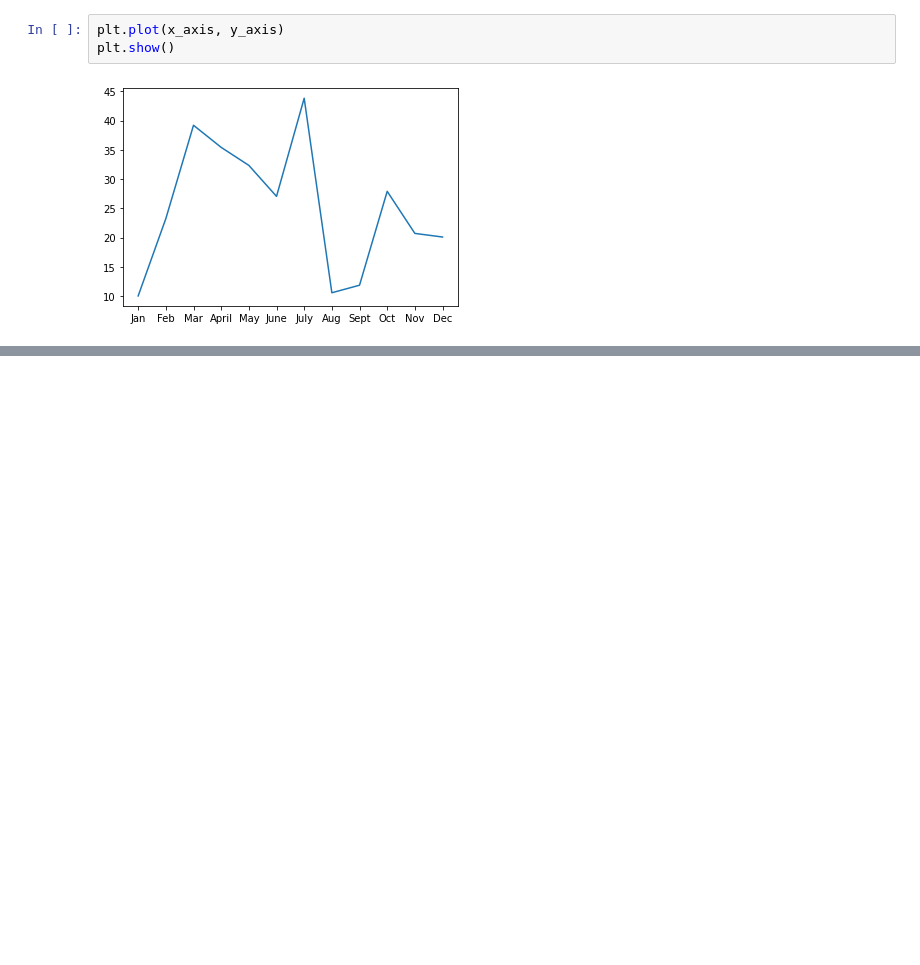
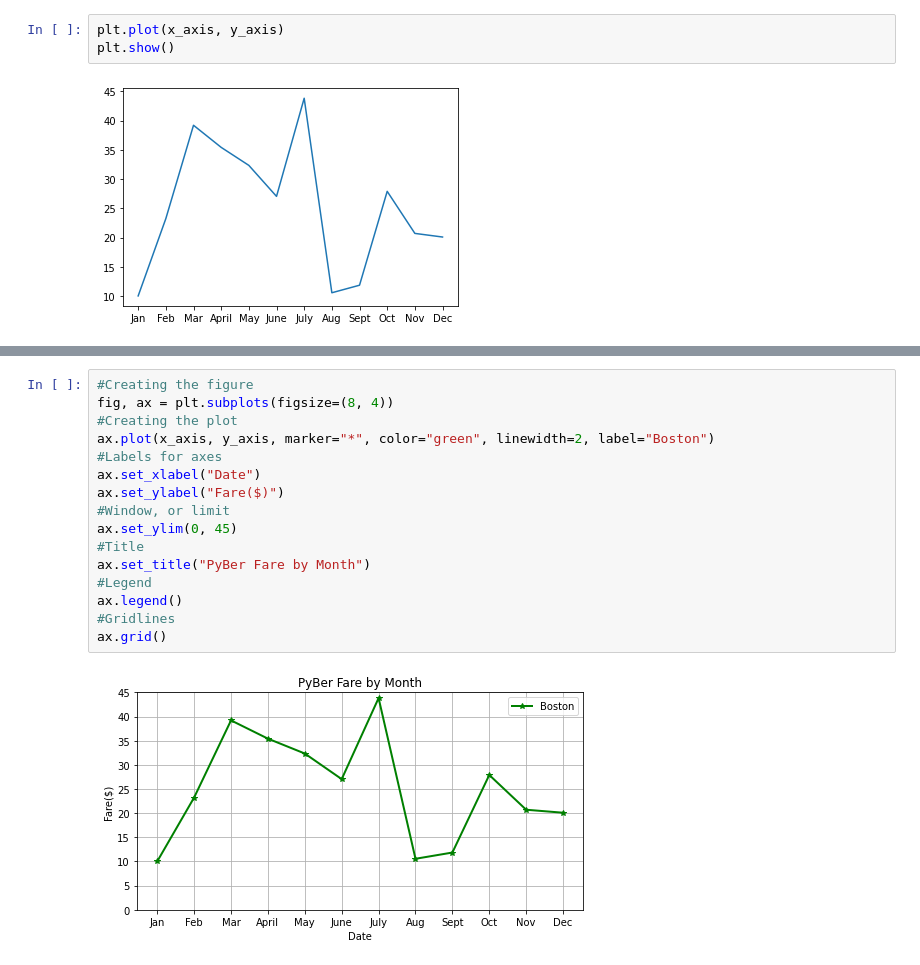
Before and after one commit to Redheadedmath/PyBer_Analysis, a Jupyter notebook: matplotlib_practice.ipynb, the cells around one changed output, grey strips where cells are left out. Cells and saved outputs as stored; diff of their text form; blank space fills up the shorter version.

```diff
--- a/matplotlib_practice.ipynb
+++ b/matplotlib_practice.ipynb
@@ -38,0 +56,18 @@ plt.show()
+# %%
+#Creating the figure
+fig, ax = plt.subplots(figsize=(8, 4))
+#Creating the plot
+ax.plot(x_axis, y_axis, marker="*", color="green", linewidth=2, label="Boston")
+#Labels for axes
+ax.set_xlabel("Date")
+ax.set_ylabel("Fare($)")
+#Window, or limit
+ax.set_ylim(0, 45)
+#Title
+ax.set_title("PyBer Fare by Month")
+#Legend
+ax.legend()
+#Gridlines
+ax.grid()
+# %% [output]
+[figure, added]
```
Also changed, not shown: parts of 16 cells of this notebook, 6 other files.
